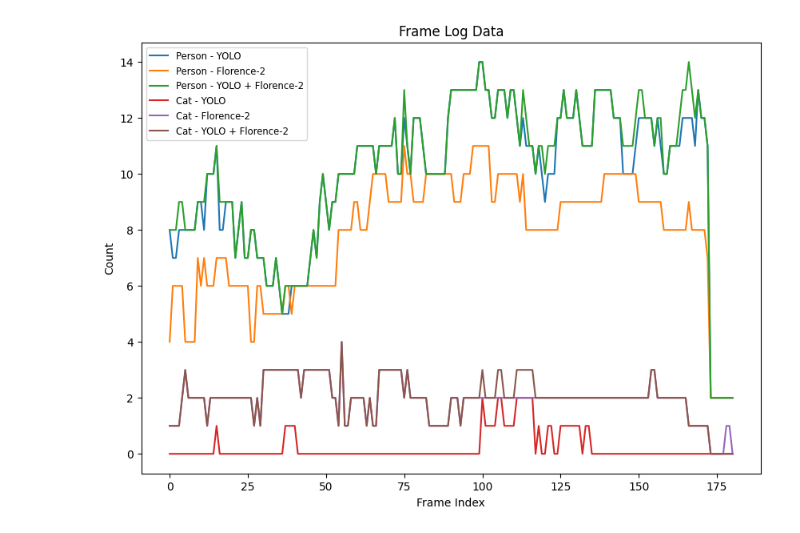
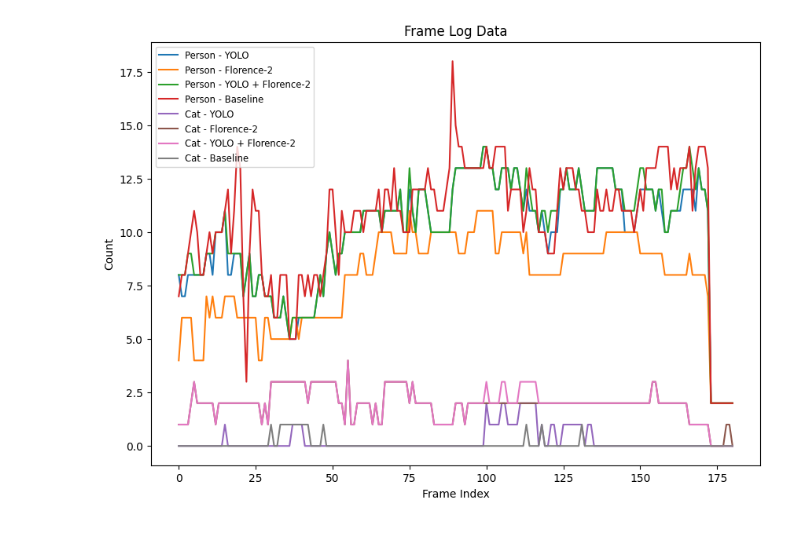
Before and after one commit to Vincent-Lien/Video_object_detection, a Jupyter notebook: evaluation.ipynb, the cells around one changed output. Drawn from its saved outputs; the diff is of its cells as text; code cells hidden in the pictures.

Commit message:
add: add baseline data

```diff
--- a/evaluation.ipynb
+++ b/evaluation.ipynb
@@ -1,28 +1,31 @@
 # %%
 import pandas as pd
 
 import matplotlib.pyplot as plt
 
 # Read the CSV files
 df1 = pd.read_csv('frame_log/yolo_detection.csv')
 df2 = pd.read_csv('frame_log/florence_detection.csv')
 df3 = pd.read_csv('frame_log/yolo_florence_detection.csv')
+df4 = pd.read_csv('frame_log/baseline.csv')
 
 # Plot the data
 plt.figure(figsize=(10, 7))
 
 plt.plot(df1['frame'], df1['person'], label='Person - YOLO')
 plt.plot(df2['frame'], df2['person'], label='Person - Florence-2')
 plt.plot(df3['frame'], df3['person'], label='Person - YOLO + Florence-2')
+plt.plot(df4['frame'], df4['person'], label='Person - Baseline')
 
 plt.plot(df1['frame'], df1['cat'], label='Cat - YOLO')
 plt.plot(df2['frame'], df2['cat'], label='Cat - Florence-2')
 plt.plot(df3['frame'], df3['cat'], label='Cat - YOLO + Florence-2')
+plt.plot(df4['frame'], df4['cat'], label='Cat - Baseline')
 
 plt.xlabel('Frame Index')
 plt.ylabel('Count')
 plt.title('Frame Log Data')
 plt.legend(fontsize='small', loc='upper left')  # Set the font size of the legend labels to small and position it in the upper left corner
 plt.show()
 # %% [output]
-[figure, old version]
+[figure, new version]
```
